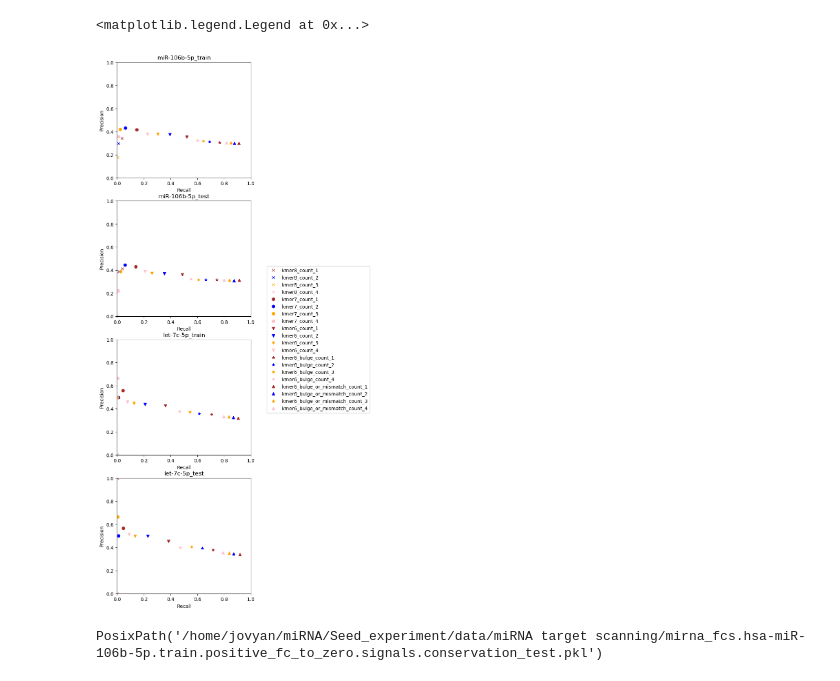
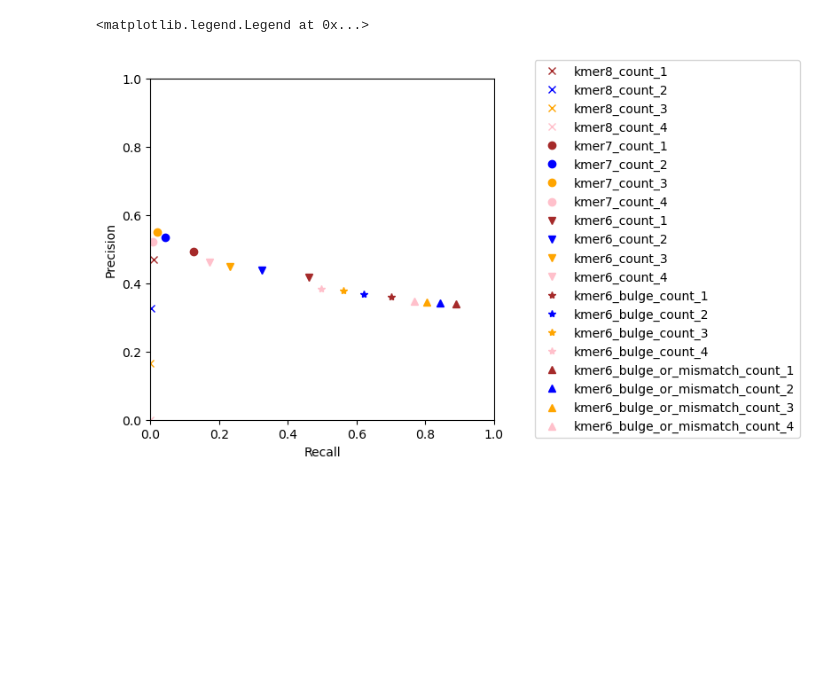
Before and after one commit to ML-Bioinfo-CEITEC/miRNA, a Jupyter notebook: Seed_experiment/sandbox/Seed_Cls.ipynb, the cells around one changed output. Drawn from its saved outputs; the diff is of its cells as text; code cells hidden in the pictures; blank space fills up the shorter version.

Commit message:
computing seed metric for all data

```diff
--- a/Seed_experiment/sandbox/Seed_Cls.ipynb
+++ b/Seed_experiment/sandbox/Seed_Cls.ipynb
@@ -15,3 +24,0 @@ for name, path in paths.items():
-# %%
-for name in data.keys():
-    data[name]['label'] = data[name]['fold_change'].apply(lambda x: 0 if float(x) > -0.05 else 1)
@@ -149,9 +163,10 @@ seed_types = {
     'kmer6_bulge_or_mismatch': seeds_6mer_bulge_or_mismatch
 }
 
-for name in data.keys():
-    for seed_name, seed_func in seed_types.items():
-        for threshold in [1,2,3,4,5,6]:
-            data[name][seed_name + "_count_" + str(threshold)] = data[name].apply(
-                lambda x: classify_site(str(x['sequence']), mirna_sequences[x['mirna']], seed_func, thresh=threshold), axis=1
-            )
+for seed_name, seed_func in seed_types.items():
+    for threshold in [1,2,3,4,5,6]:
+        data[seed_name + "_count_" + str(threshold)] = data.apply(
+            lambda x: classify_site(str(x['sequence']), x['miRNA_seq'], seed_func, thresh=threshold), axis=1
+        )
+
+data
@@ -158,46 +187,38 @@ for name in data.keys():
 # %%
 from sklearn.metrics import precision_recall_fscore_support
 import matplotlib.pyplot as plt
 
-fig, ax = plt.subplots(nrows = len(data.keys()), ncols=1, figsize=(5, 5*len(data.keys())))
-for index, name in enumerate(data.keys()):
+fig, ax = plt.subplots(nrows = 1, ncols=1, figsize=(5, 5))
+#for index, name in enumerate(data.keys()):
 
-    markers = {
-        'kmer8': 'x',
-        'kmer7': 'o',
-        'kmer6': 'v',
-        'kmer6_bulge': '*',
-        'kmer6_bulge_or_mismatch': '^'
-    }
+markers = {
+    'kmer8': 'x',
+    'kmer7': 'o',
+    'kmer6': 'v',
+    'kmer6_bulge': '*',
+    'kmer6_bulge_or_mismatch': '^'
+}
 
-    colors = ['brown', 'blue', 'orange', 'pink', 'gray', 'black']
+colors = ['brown', 'blue', 'orange', 'pink', 'gray', 'black']
 
-    for seed_name in seed_types.keys():
-        marker = markers[seed_name]
-        for threshold in [1,2,3,4]:
+for seed_name in seed_types.keys():
+    marker = markers[seed_name]
+    for threshold in [1,2,3,4]:
 
-            prec, rec, _, _ = precision_recall_fscore_support(data[name]['label'].values, data[name][seed_name + "_count_" + str(threshold)].values, average='binary')
+        prec, rec, _, _ = precision_recall_fscore_support(data['label'].values, data[seed_name + "_count_" + str(threshold)].values, average='binary')
 
-            ax[index].plot(rec, prec, marker, color=colors[threshold - 1],  label=seed_name + "_count_" + str(threshold))
+        ax.plot(rec, prec, marker, color=colors[threshold - 1],  label=seed_name + "_count_" + str(threshold))
 
-    ax[index].set_title(name)
+ax.set_xlabel('Recall')
+ax.set_ylabel('Precision')
 
-    ax[index].set_xlabel('Recall')
-    ax[index].set_ylabel('Precision')
+ax.set_xlim(0, 1)
+ax.set_ylim(0, 1)
 
-    ax[index].set_xlim(0, 1)
-    ax[index].set_ylim(0, 1)
-
-plt.legend(loc='center left', bbox_to_anchor=(1.1, 2.2))
+plt.legend(loc='center left', bbox_to_anchor=(1.1, 0.5))
 # %% [output]
 <matplotlib.legend.Legend at 0x...>
-[figure, old version]
+[figure, new version]
-# %%
-from pathlib import Path
-path = Path(paths['miR-106b-5p_train'])
-path.with_name(path.stem + '_test' + path.suffix)
-# %% [output]
-PosixPath('/home/jovyan/miRNA/Seed_experiment/data/miRNA target scanning/mirna_fcs.hsa-miR-106b-5p.train.positive_fc_to_zero.signals.conservation_test.pkl')
 # %%
 from pathlib import Path
 
```
Also changed, not shown: parts of 9 cells of this notebook.
